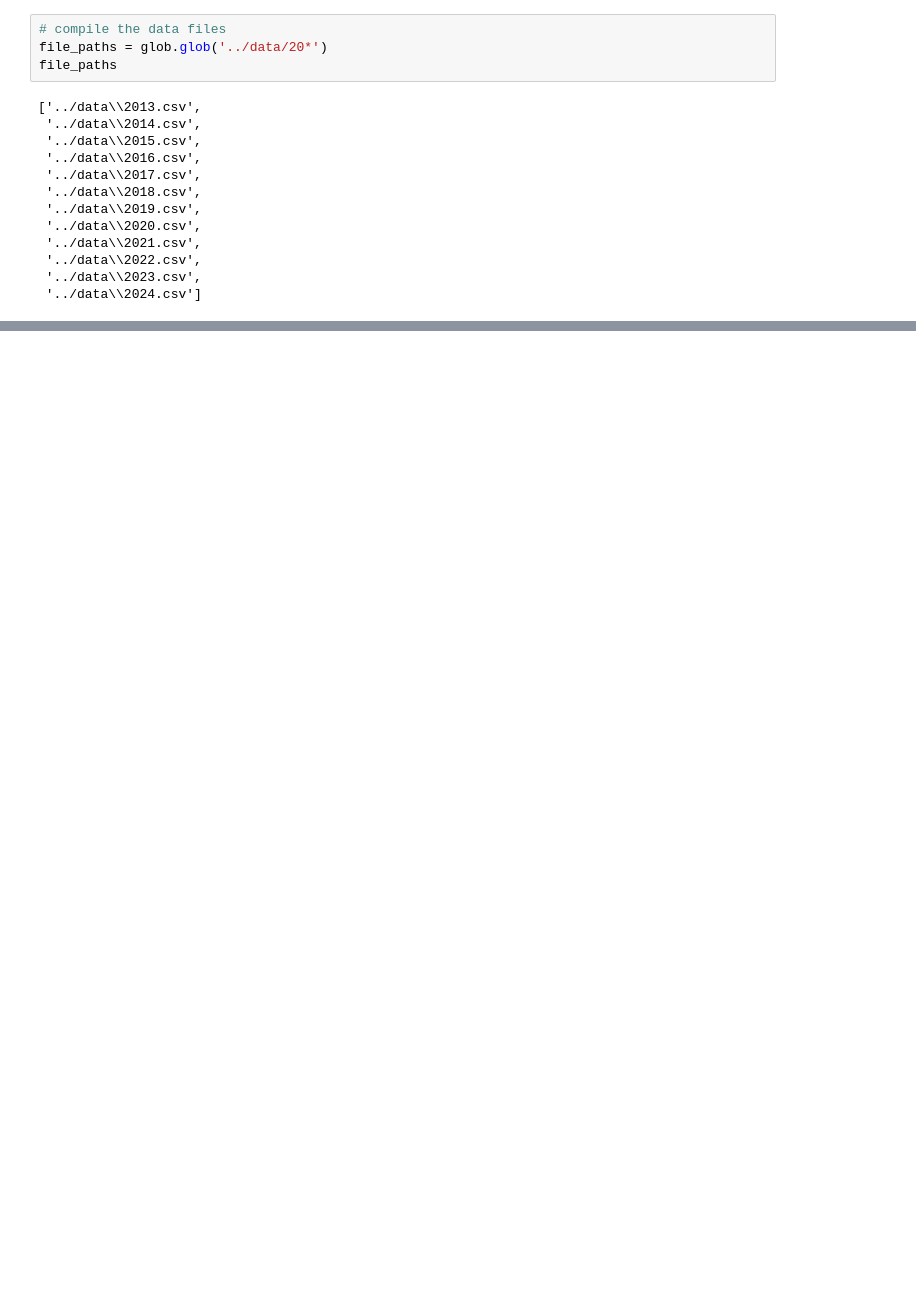
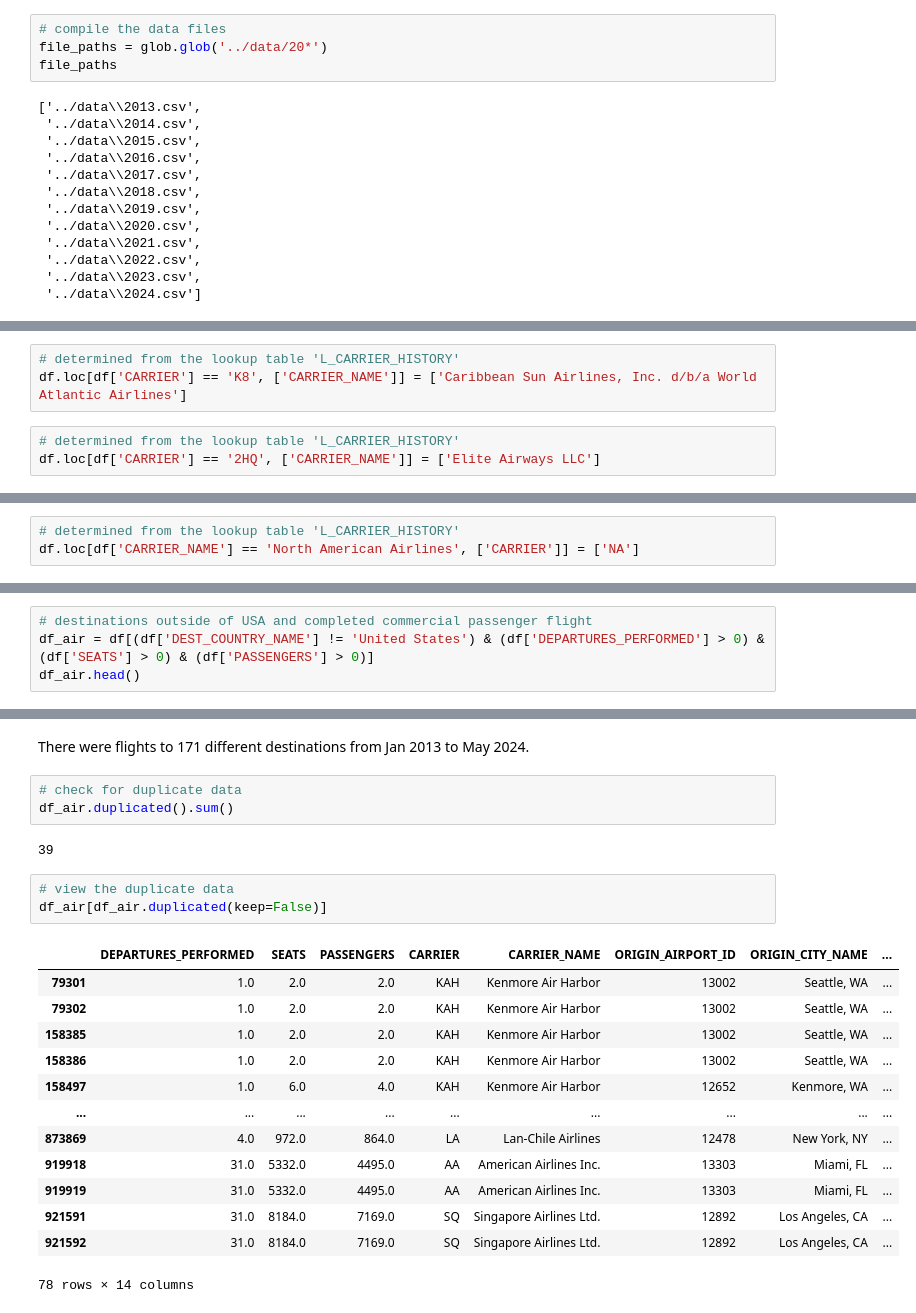
Before and after one commit to ballchajoe/Your-Next-Destination, a Jupyter notebook: notebooks/01-data-loading-cleaning.ipynb, the cells around one changed output, grey strips where cells are left out. Saved outputs shown, nothing was run; the diff lists cells and outputs as text; blank space fills up the shorter version.

```diff
--- a/notebooks/01-data-loading-cleaning.ipynb
+++ b/notebooks/01-data-loading-cleaning.ipynb
@@ -259,0 +155,6 @@ df_air1.to_csv('capstone_data_cleaned.csv', index=False) # makes it not save an
+# %%
+# determined from the lookup table 'L_CARRIER_HISTORY'
+df.loc[df['CARRIER'] == 'K8', ['CARRIER_NAME']] = ['Caribbean Sun Airlines, Inc. d/b/a World Atlantic Airlines']
+# %%
+# determined from the lookup table 'L_CARRIER_HISTORY'
+df.loc[df['CARRIER'] == '2HQ', ['CARRIER_NAME']] = ['Elite Airways LLC']
@@ -259,0 +169,3 @@ df_air1.to_csv('capstone_data_cleaned.csv', index=False) # makes it not save an
+# %%
+# determined from the lookup table 'L_CARRIER_HISTORY'
+df.loc[df['CARRIER_NAME'] == 'North American Airlines', ['CARRIER']] = ['NA']
@@ -259,0 +190,4 @@ df_air1.to_csv('capstone_data_cleaned.csv', index=False) # makes it not save an
+# %%
+# destinations outside of USA and completed commercial passenger flight
+df_air = df[(df['DEST_COUNTRY_NAME'] != 'United States') & (df['DEPARTURES_PERFORMED'] > 0) & (df['SEATS'] > 0) & (df['PASSENGERS'] > 0)]
+df_air.head()
@@ -259,0 +219,24 @@ df_air1.to_csv('capstone_data_cleaned.csv', index=False) # makes it not save an
+# %% [markdown]
+There were flights to 171 different destinations from Jan 2013 to May 2024.
+# %%
+# check for duplicate data
+df_air.duplicated().sum()
+# %% [output]
+39
+# %%
+# view the duplicate data
+df_air[df_air.duplicated(keep=False)]
+# %% [output]
+|  | DEPARTURES_PERFORMED | SEATS | PASSENGERS | CARRIER | CARRIER_NAME | ORIGIN_AIRPORT_ID | ORIGIN_CITY_NAME | ... |
+| 79301 | 1.0 | 2.0 | 2.0 | KAH | Kenmore Air Harbor | 13002 | Seattle, WA | ... |
+| 79302 | 1.0 | 2.0 | 2.0 | KAH | Kenmore Air Harbor | 13002 | Seattle, WA | ... |
+| 158385 | 1.0 | 2.0 | 2.0 | KAH | Kenmore Air Harbor | 13002 | Seattle, WA | ... |
+| 158386 | 1.0 | 2.0 | 2.0 | KAH | Kenmore Air Harbor | 13002 | Seattle, WA | ... |
+| 158497 | 1.0 | 6.0 | 4.0 | KAH | Kenmore Air Harbor | 12652 | Kenmore, WA | ... |
+| ... | ... | ... | ... | ... | ... | ... | ... | ... |
+| 873869 | 4.0 | 972.0 | 864.0 | LA | Lan-Chile Airlines | 12478 | New York, NY | ... |
+| 919918 | 31.0 | 5332.0 | 4495.0 | AA | American Airlines Inc. | 13303 | Miami, FL | ... |
+| 919919 | 31.0 | 5332.0 | 4495.0 | AA | American Airlines Inc. | 13303 | Miami, FL | ... |
+| 921591 | 31.0 | 8184.0 | 7169.0 | SQ | Singapore Airlines Ltd. | 12892 | Los Angeles, CA | ... |
+| 921592 | 31.0 | 8184.0 | 7169.0 | SQ | Singapore Airlines Ltd. | 12892 | Los Angeles, CA | ... |
+78 rows × 14 columns
```
Also changed, not shown: parts of 50 cells of this notebook.
